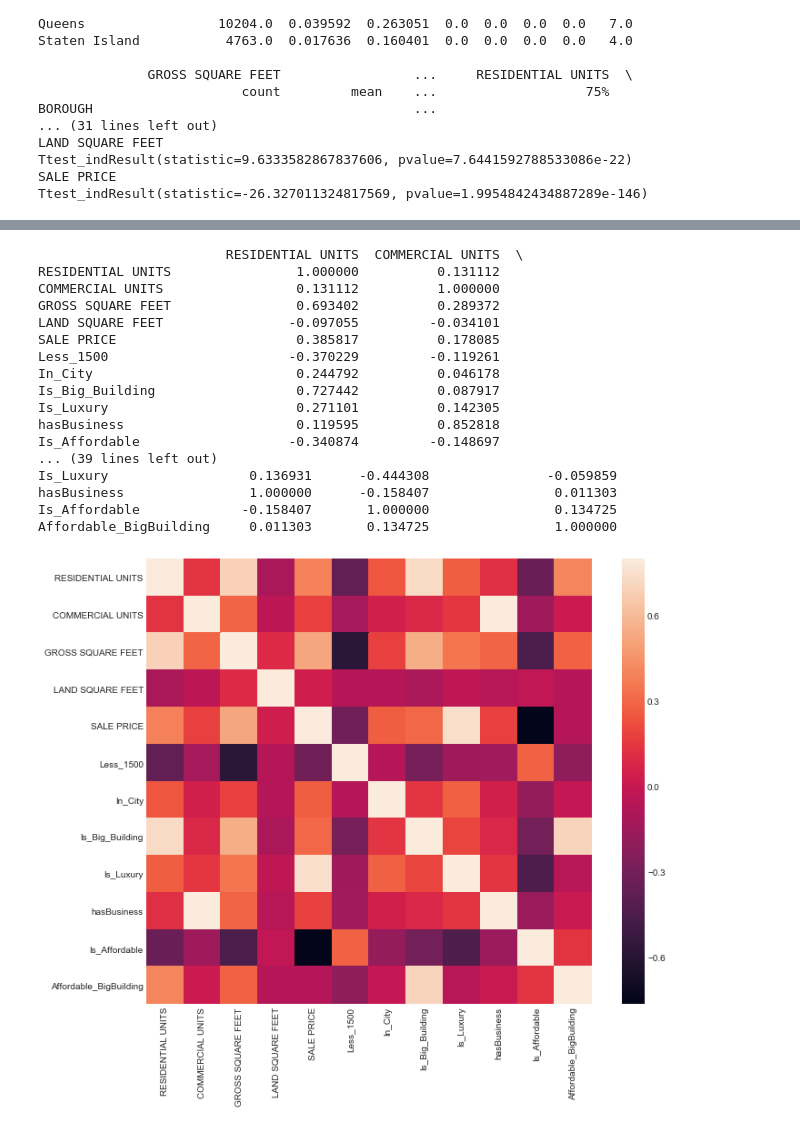
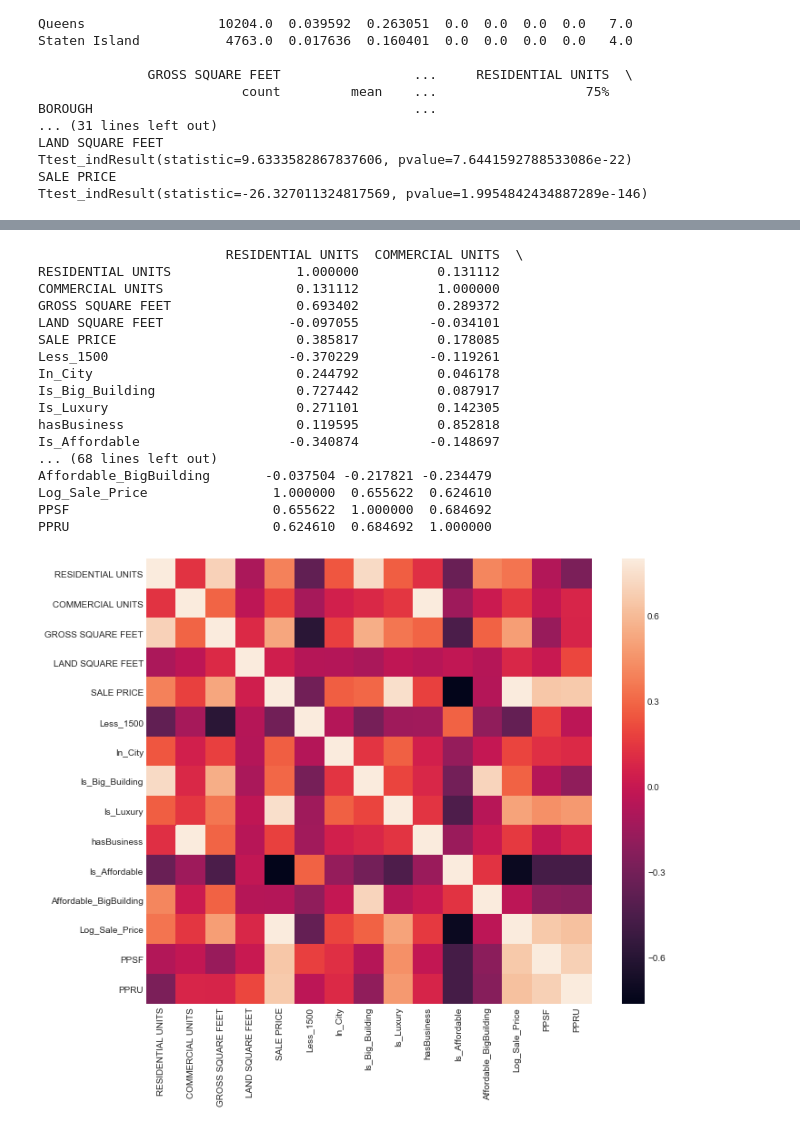
Before and after one commit to louiskonig/nyc_property_sales, a Jupyter notebook: NYC Property Sales.ipynb, the cells around one changed output, grey strips where cells are left out. Drawn from its saved outputs; the diff is of its cells as text; code cells hidden in the pictures.

Commit message:
updated to add pca
filtered variables and pca

```diff
--- a/NYC Property Sales.ipynb
+++ b/NYC Property Sales.ipynb
@@ -229,11 +235,19 @@ df_sales_nonoutliers['Is_Luxury'] = np.where(df_sales_nonoutliers['SALE PRICE']
 df_sales_nonoutliers['Is_Affordable'] = np.where(df_sales_nonoutliers['SALE PRICE'] <= 1000000, 1, 0)
 df_sales_nonoutliers['hasBusiness'] = np.where(df_sales_nonoutliers['COMMERCIAL UNITS'] >= 1, 1, 0)
 df_sales_nonoutliers['Affordable_BigBuilding'] = df_sales_nonoutliers['Is_Affordable'] * df_sales_nonoutliers['Is_Big_Building']
+df_sales_nonoutliers['Log_Sale_Price'] = np.log(df_sales_nonoutliers['SALE PRICE'])
+df_sales_nonoutliers['PPSF'] = df_sales_nonoutliers['SALE PRICE']/df_sales_nonoutliers['GROSS SQUARE FEET']
+df_sales_nonoutliers['PPRU'] = df_sales_nonoutliers['SALE PRICE']/df_sales_nonoutliers['RESIDENTIAL UNITS']
 
 
+#Set the size of the plot
+plt.figure(figsize=(15,6))
 
-
-df_sales_nonoutliers.head()
+# Plot the data and configure the settings
+sns.distplot(df_sales_nonoutliers['Log_Sale_Price'])
+plt.title('Histogram of SALE PRICE in USD')
+plt.ylabel('Normed Frequency')
+plt.show()
 # %% [output]
 A value is trying to be set on a copy of a slice from a DataFrame.
 Try using .loc[row_indexer,col_indexer] = value instead
@@ -265,0 +270,12 @@ df_test = (df_sales_nonoutliers['RESIDENTIAL UNITS'] - df_sales_nonoutliers['RES
+# %%
+
+#normalized_df=(df-df.mean())/df.std()
+
+# Select only numeric variables to scale.
+df_num = df_sales_nonoutliers.select_dtypes(include=[np.number]).dropna()
+
+# Save the column names.
+names=df_num.columns
+
+df_scaled = pd.DataFrame(preprocessing.scale(df_num), columns=names)
+df_scaled.head()
@@ -266,34 +289,34 @@ df_test = (df_sales_nonoutliers['RESIDENTIAL UNITS'] - df_sales_nonoutliers['RES
 # %%
 # Make the correlation matrix.
-corrmat = df_sales_nonoutliers.corr()
+corrmat = df_scaled.corr()
 print(corrmat)
 
 # Set up the matplotlib figure.
 f, ax = plt.subplots(figsize=(12, 9))
 
 # Draw the heatmap using seaborn.
 sns.heatmap(corrmat, vmax=.8, square=True)
 plt.show()
 # Heatmaps are a great way to get a quick visual read on a big correlation matrix.
 
 # Try to match the correlation numbers to the scatterplots above to get a
 # sense of what each magnitude of correlation can look like.
 # %% [output]
                         RESIDENTIAL UNITS  COMMERCIAL UNITS  \
 RESIDENTIAL UNITS                1.000000          0.131112
 COMMERCIAL UNITS                 0.131112          1.000000
 GROSS SQUARE FEET                0.693402          0.289372
 LAND SQUARE FEET                -0.097055         -0.034101
 SALE PRICE                       0.385817          0.178085
 Less_1500                       -0.370229         -0.119261
 In_City                          0.244792          0.046178
 Is_Big_Building                  0.727442          0.087917
 Is_Luxury                        0.271101          0.142305
 hasBusiness                      0.119595          0.852818
 Is_Affordable                   -0.340874         -0.148697
-... (39 lines left out)
-Is_Luxury                  0.136931      -0.444308               -0.059859
-hasBusiness                1.000000      -0.158407                0.011303
-Is_Affordable             -0.158407       1.000000                0.134725
-Affordable_BigBuilding     0.011303       0.134725                1.000000
+... (68 lines left out)
+Affordable_BigBuilding       -0.037504 -0.217821 -0.234479
+Log_Sale_Price                1.000000  0.655622  0.624610
+PPSF                          0.655622  1.000000  0.684692
+PPRU                          0.624610  0.684692  1.000000
-[figure, old version]
+[figure, new version]
```
Also changed, not shown: parts of 9 cells of this notebook.
